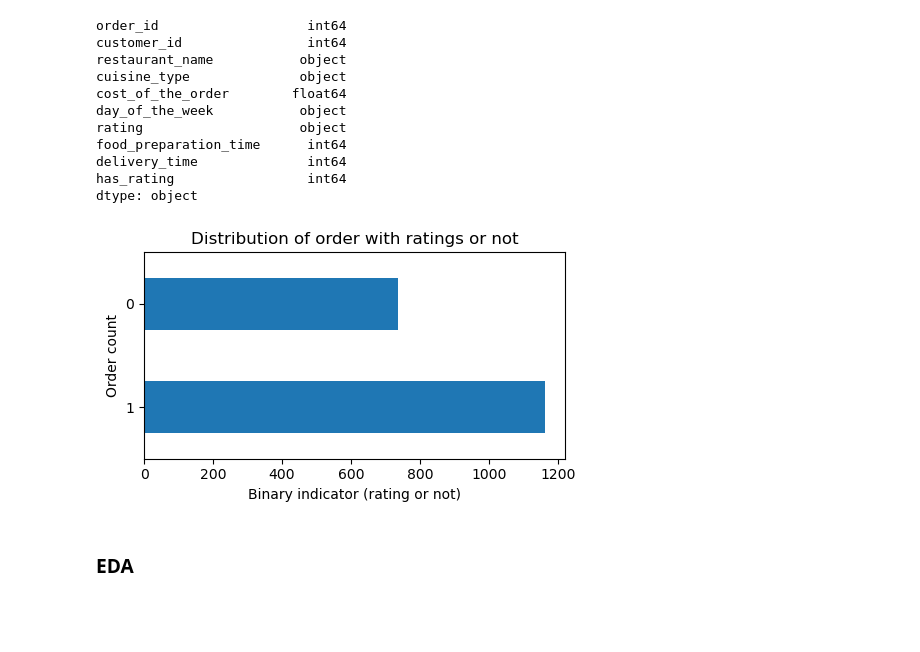
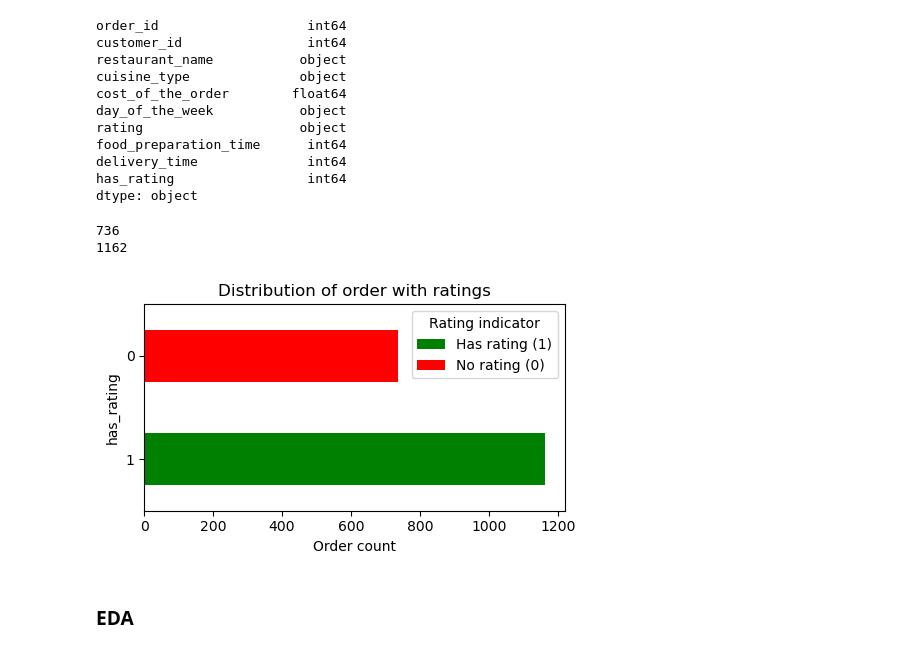
Before and after one commit to moonheekim6/data1030-fall2025-final-presentation, a Jupyter notebook: final-project.ipynb, the cells around one changed output. Cells and saved outputs as stored; diff of their text form; code cells hidden in the pictures; blank space fills up the shorter version.

```diff
--- a/final-project.ipynb
+++ b/final-project.ipynb
@@ -141,3 +131,9 @@ dtype: object
 # %%
 # feature engineer target variable into binary
 df['has_rating'] = df['rating'].apply(lambda x: 0 if x == 'Not given' else 1)
+# %%
+print((df['has_rating'] == 0).sum())
+print((df['has_rating'] == 1).sum())
+# %% [output]
+736
+1162
@@ -144,15 +143,16 @@ df['has_rating'] = df['rating'].apply(lambda x: 0 if x == 'Not given' else 1)
 # %%
 # visualize target variable
 
 plt.figure(figsize=(5,3))
-df['has_rating'].value_counts().plot.barh()
-plt.xlabel('Binary indicator (rating or not)')
-plt.ylabel('Order count')
-plt.title('Distribution of order with ratings or not')
+bars = df['has_rating'].value_counts().plot.barh(color=['green', 'red'])
+plt.legend(bars.containers[0], ['Has rating (1)','No rating (0)'], title='Rating indicator')
+plt.xlabel('Order count')
+plt.ylabel('has_rating')
+plt.title('Distribution of order with ratings')
 plt.tight_layout()
 plt.show()
 # %% [output]
-[figure, old version]
+[figure, new version]
 # %% [markdown]
 ### EDA
 # %%
```
Also changed, not shown: parts of 29 cells of this notebook.
